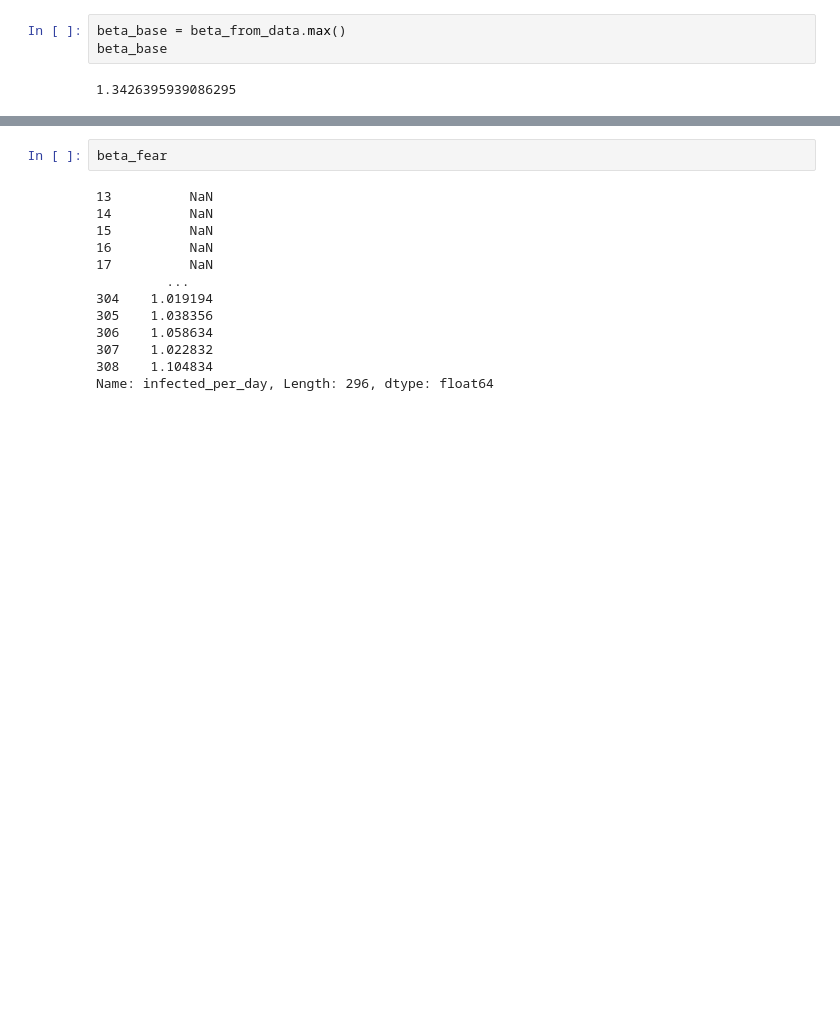
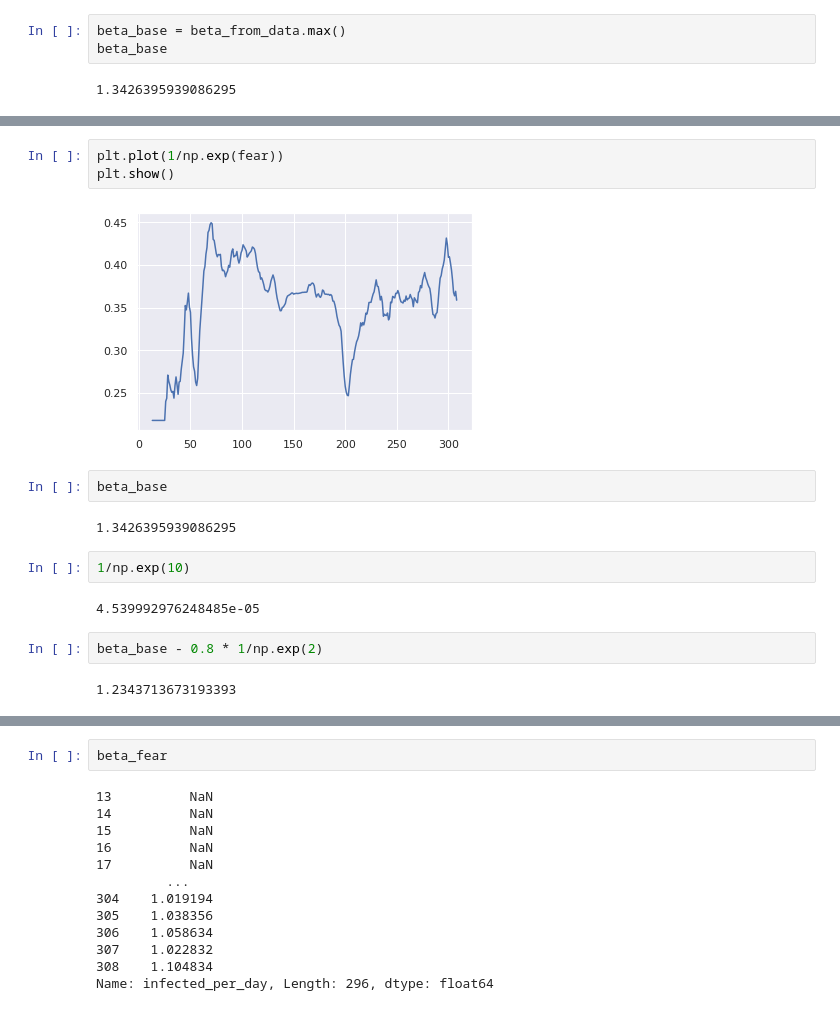
Before and after one commit to btseytlin/covid_peak_sir_modelling, a Jupyter notebook: seir_curve_fit.ipynb, the cells around one changed output, grey strips where cells are left out. Drawn from its saved outputs; the diff is of its cells as text; blank space fills up the shorter version.

```diff
--- a/seir_curve_fit.ipynb
+++ b/seir_curve_fit.ipynb
@@ -140,3 +145,20 @@ Text(0.5, 1.0, 'Infection "fear"')
+# %%
+plt.plot(1/np.exp(fear))
+plt.show()
+# %% [output]
+[figure, added]
+# %%
+beta_base
+# %% [output]
+1.3426395939086295
+# %%
+1/np.exp(10)
+# %% [output]
+4.539992976248485e-05
+# %%
+beta_base - 0.8 * 1/np.exp(2)
+# %% [output]
+1.2343713673193393
 # %%
 beta_fear = beta_base - 0.8 * 1/np.exp(fear)
 plt.plot(beta_fear, label='estimated beta')
```
Also changed, not shown: parts of 15 cells of this notebook, 1 other file.
